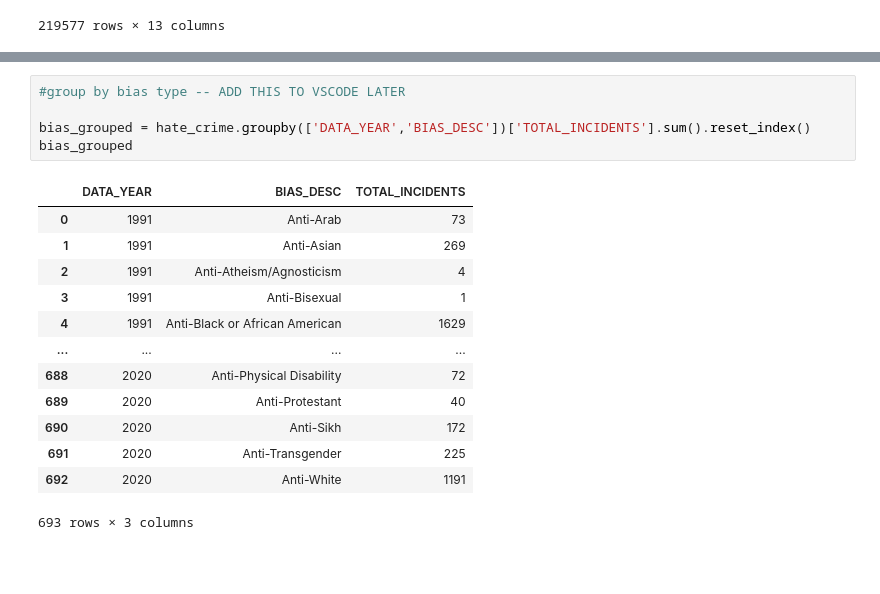
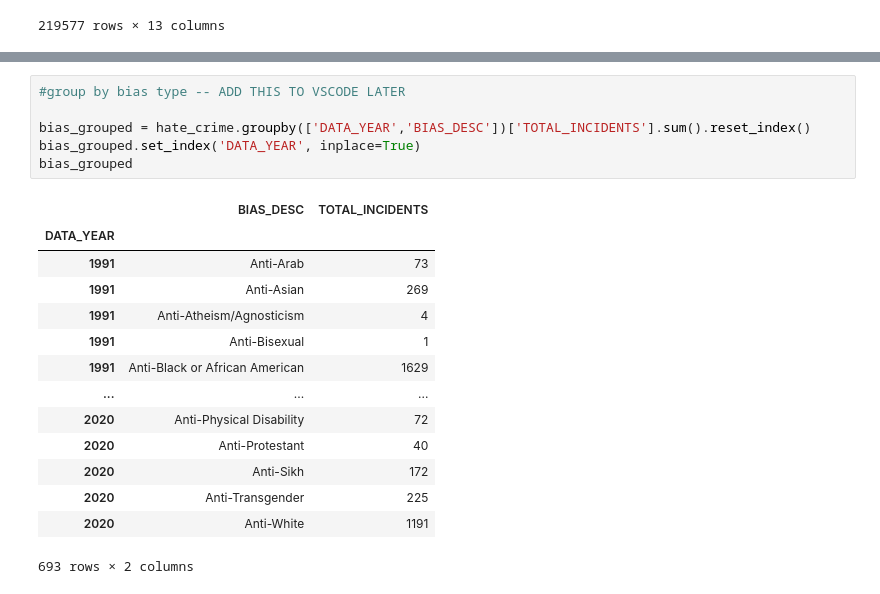
Before and after one commit to CEsperance/Final_Project, a Jupyter notebook: AS_notebook.ipynb, the cells around one changed output, grey strips where cells are left out. Saved outputs shown, nothing was run; the diff lists cells and outputs as text; blank space fills up the shorter version.

```diff
--- a/AS_notebook.ipynb
+++ b/AS_notebook.ipynb
@@ -33,20 +358,22 @@ hate_crime
 # %%
 #group by bias type -- ADD THIS TO VSCODE LATER
 
 bias_grouped = hate_crime.groupby(['DATA_YEAR','BIAS_DESC'])['TOTAL_INCIDENTS'].sum().reset_index()
+bias_grouped.set_index('DATA_YEAR', inplace=True)
 bias_grouped
 # %% [output]
-|  | DATA_YEAR | BIAS_DESC | TOTAL_INCIDENTS |
-| 0 | 1991 | Anti-Arab | 73 |
-| 1 | 1991 | Anti-Asian | 269 |
-| 2 | 1991 | Anti-Atheism/Agnosticism | 4 |
-| 3 | 1991 | Anti-Bisexual | 1 |
-| 4 | 1991 | Anti-Black or African American | 1629 |
-| ... | ... | ... | ... |
-| 688 | 2020 | Anti-Physical Disability | 72 |
-| 689 | 2020 | Anti-Protestant | 40 |
-| 690 | 2020 | Anti-Sikh | 172 |
-| 691 | 2020 | Anti-Transgender | 225 |
-| 692 | 2020 | Anti-White | 1191 |
+|  | BIAS_DESC | TOTAL_INCIDENTS |
+| DATA_YEAR |  |  |
+| 1991 | Anti-Arab | 73 |
+| 1991 | Anti-Asian | 269 |
+| 1991 | Anti-Atheism/Agnosticism | 4 |
+| 1991 | Anti-Bisexual | 1 |
+| 1991 | Anti-Black or African American | 1629 |
+| ... | ... | ... |
+| 2020 | Anti-Physical Disability | 72 |
+| 2020 | Anti-Protestant | 40 |
+| 2020 | Anti-Sikh | 172 |
+| 2020 | Anti-Transgender | 225 |
+| 2020 | Anti-White | 1191 |
-693 rows × 3 columns
+693 rows × 2 columns
 # %%
```
Also changed, not shown: parts of 28 cells of this notebook, 1 other file.
